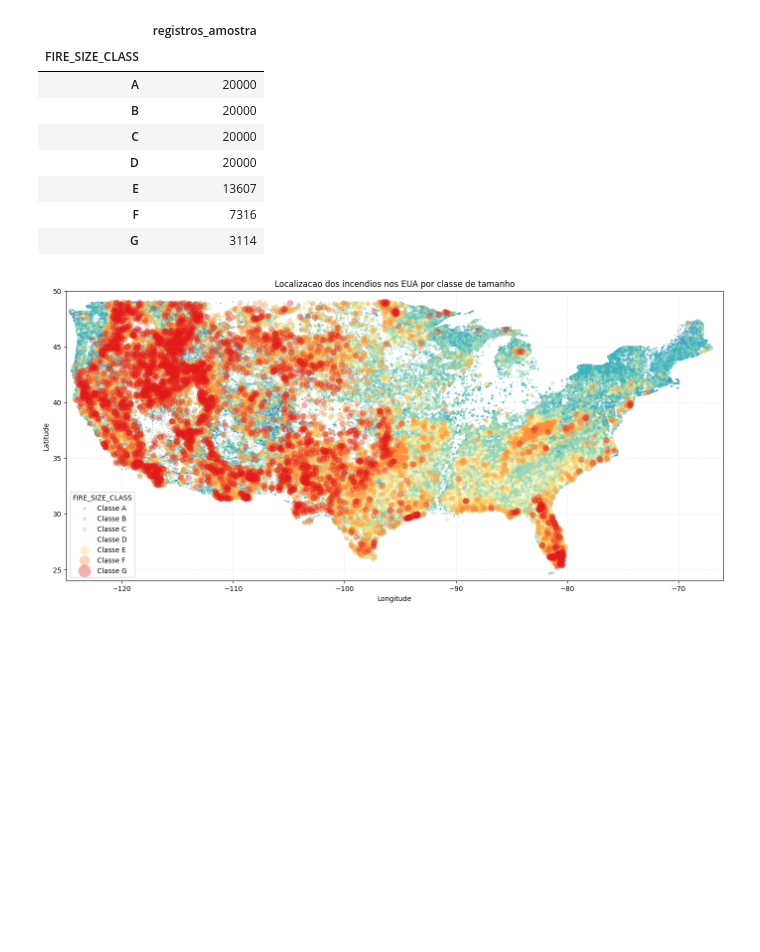
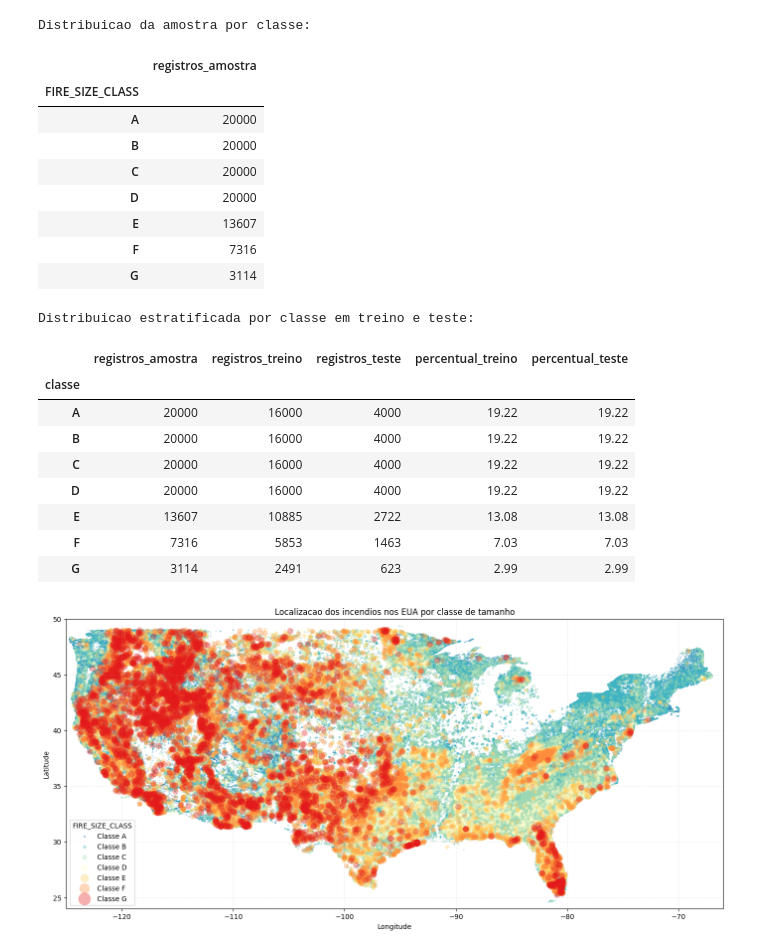
Before and after one commit to PauloBessa7/us-wildfires-ml-analysis, a Jupyter notebook: main.ipynb, the cells around one changed output. Saved outputs shown, nothing was run; the diff lists cells and outputs as text; code cells hidden in the pictures; blank space fills up the shorter version.

```diff
--- a/main.ipynb
+++ b/main.ipynb
@@ -14,6 +14,7 @@ SELECT
     FIRE_YEAR,
     DISCOVERY_DOY,
     STAT_CAUSE_DESCR,
+    STAT_CAUSE_CODE,
     FIRE_SIZE,
     FIRE_SIZE_CLASS,
     LATITUDE,
@@ -47,13 +48,13 @@ FEATURES = {
     "localizacao_estado_ano_diaAno": ["LATITUDE", "LONGITUDE", "STATE", "FIRE_YEAR", "DISCOVERY_DOY"],
     "localizacao_estado_causa": ["LATITUDE", "LONGITUDE", "STATE", "DISCOVERY_DOY", "STAT_CAUSE_DESCR"],
     "tempo": ["FIRE_YEAR", "DISCOVERY_DOY"],
-    "causa": ["STAT_CAUSE_DESCR"],
+    "causa": ["STAT_CAUSE_DESCR", "STAT_CAUSE_CODE"],
     "estado": ["STATE"],
     "localizacao_tempo": ["LATITUDE", "LONGITUDE", "FIRE_YEAR", "DISCOVERY_DOY"],
-    "localizacao_causa": ["LATITUDE", "LONGITUDE", "STAT_CAUSE_DESCR"],
+    "localizacao_causa": ["LATITUDE", "LONGITUDE", "STAT_CAUSE_DESCR", "STAT_CAUSE_CODE"],
     "localizacao_estado": ["LATITUDE", "LONGITUDE", "STATE"],
-    "causa_estado": ["STAT_CAUSE_DESCR", "STATE"],
-    "todos_sem_fire_size": ["FIRE_YEAR", "DISCOVERY_DOY", "STAT_CAUSE_DESCR", "LATITUDE", "LONGITUDE", "STATE"],
+    "causa_estado": ["STAT_CAUSE_DESCR", "STAT_CAUSE_CODE", "STATE"],
+    "todos_sem_fire_size": ["FIRE_YEAR", "DISCOVERY_DOY", "STAT_CAUSE_DESCR", "STAT_CAUSE_CODE", "LATITUDE", "LONGITUDE", "STATE"],
 }
 
 all_feature_columns = sorted(set().union(*FEATURES.values()))
@@ -77,7 +78,8 @@ feature_sample = pd.concat(
     ignore_index=True,
 ).sample(frac=1, random_state=RANDOM_STATE).reset_index(drop=True)
 
-sample_distribution = feature_sample[TARGET].value_counts().sort_index()
+sample_distribution = feature_sample[TARGET].value_counts().reindex(FIRE_CLASS_ORDER, fill_value=0)
+print("Distribuicao da amostra por classe:")
 display(sample_distribution.rename("registros_amostra").to_frame())
 
 train_df, test_df = train_test_split(
@@ -89,6 +91,23 @@ train_df, test_df = train_test_split(
 
 y_train = train_df[TARGET]
 y_test = test_df[TARGET]
+
+split_distribution = pd.DataFrame(
+    {
+        "registros_amostra": sample_distribution,
+        "registros_treino": y_train.value_counts().reindex(FIRE_CLASS_ORDER, fill_value=0),
+        "registros_teste": y_test.value_counts().reindex(FIRE_CLASS_ORDER, fill_value=0),
+    }
+)
+split_distribution["percentual_treino"] = (
+    split_distribution["registros_treino"] / split_distribution["registros_treino"].sum() * 100
+).round(2)
+split_distribution["percentual_teste"] = (
+    split_distribution["registros_teste"] / split_distribution["registros_teste"].sum() * 100
+).round(2)
+split_distribution.index.name = "classe"
+print("Distribuicao estratificada por classe em treino e teste:")
+display(split_distribution)
 
 # ---=== Funções e Métodos ===---
 
@@ -281,33 +300,44 @@ def save_model_comparison(ranking_frames, output_path="ComparacaoModelos.png"):
     width = 0.35
 
     ax.bar([x - width / 2 for x in x_positions], comparison_df["accuracy"], width, label="Acuracia")
     ax.bar([x + width / 2 for x in x_positions], comparison_df["f1_score"], width, label="F1-score ponderado")
     ax.set_xticks(list(x_positions))
     ax.set_xticklabels(comparison_df["modelo"])
     ax.set_ylim(0, 1)
     ax.set_ylabel("Pontuacao")
     ax.set_title("Comparacao dos melhores resultados por modelo")
     ax.legend()
     ax.grid(axis="y", linestyle="--", linewidth=0.5, alpha=0.35)
 
     for idx, row in comparison_df.iterrows():
         ax.text(idx, max(row["accuracy"], row["f1_score"]) + 0.02, row["feature_set"], ha="center", fontsize=8)
 
     plt.tight_layout()
     plt.savefig(output_path, dpi=160, bbox_inches="tight")
     plt.show()
 
     return comparison_df
 # %% [output]
+Distribuicao da amostra por classe:
 |  | registros_amostra |
 | FIRE_SIZE_CLASS |  |
 | A | 20000 |
 | B | 20000 |
 | C | 20000 |
 | D | 20000 |
 | E | 13607 |
 | F | 7316 |
 | G | 3114 |
+Distribuicao estratificada por classe em treino e teste:
+|  | registros_amostra | registros_treino | registros_teste | percentual_treino | percentual_teste |
+| classe |  |  |  |  |  |
+| A | 20000 | 16000 | 4000 | 19.22 | 19.22 |
+| B | 20000 | 16000 | 4000 | 19.22 | 19.22 |
+| C | 20000 | 16000 | 4000 | 19.22 | 19.22 |
+| D | 20000 | 16000 | 4000 | 19.22 | 19.22 |
+| E | 13607 | 10885 | 2722 | 13.08 | 13.08 |
+| F | 7316 | 5853 | 1463 | 7.03 | 7.03 |
+| G | 3114 | 2491 | 623 | 2.99 | 2.99 |
 # %%
 import matplotlib.pyplot as plt
 
```
Also changed, not shown: parts of 3 cells of this notebook, 2 other files.
